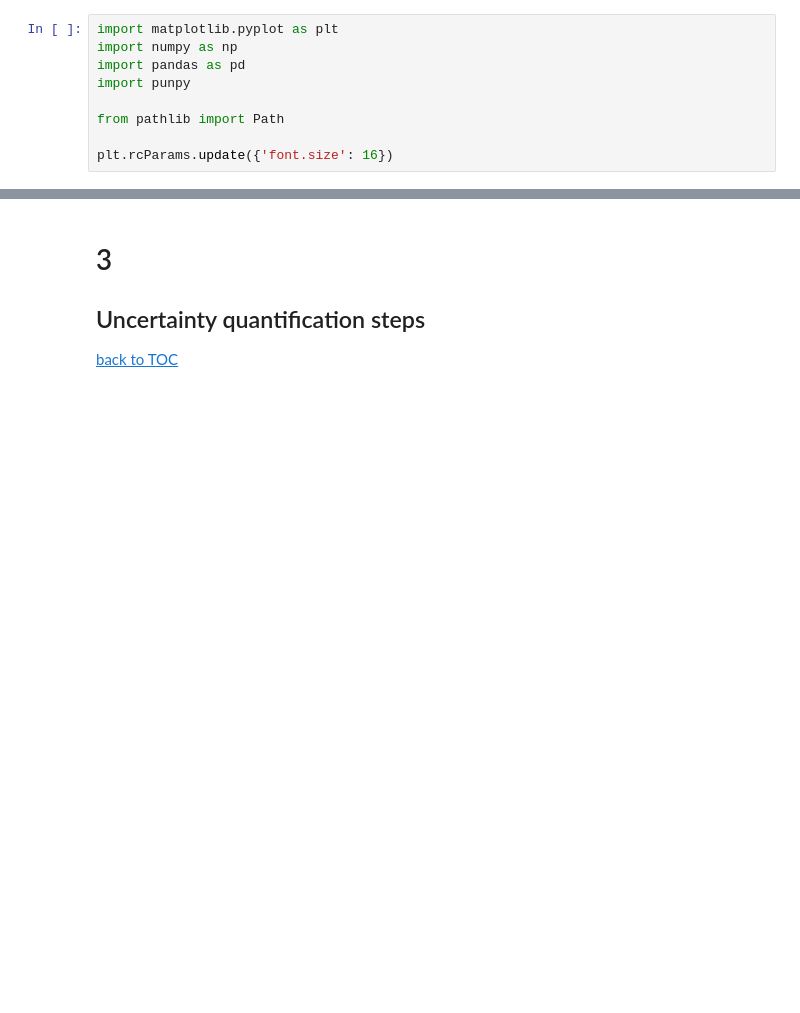
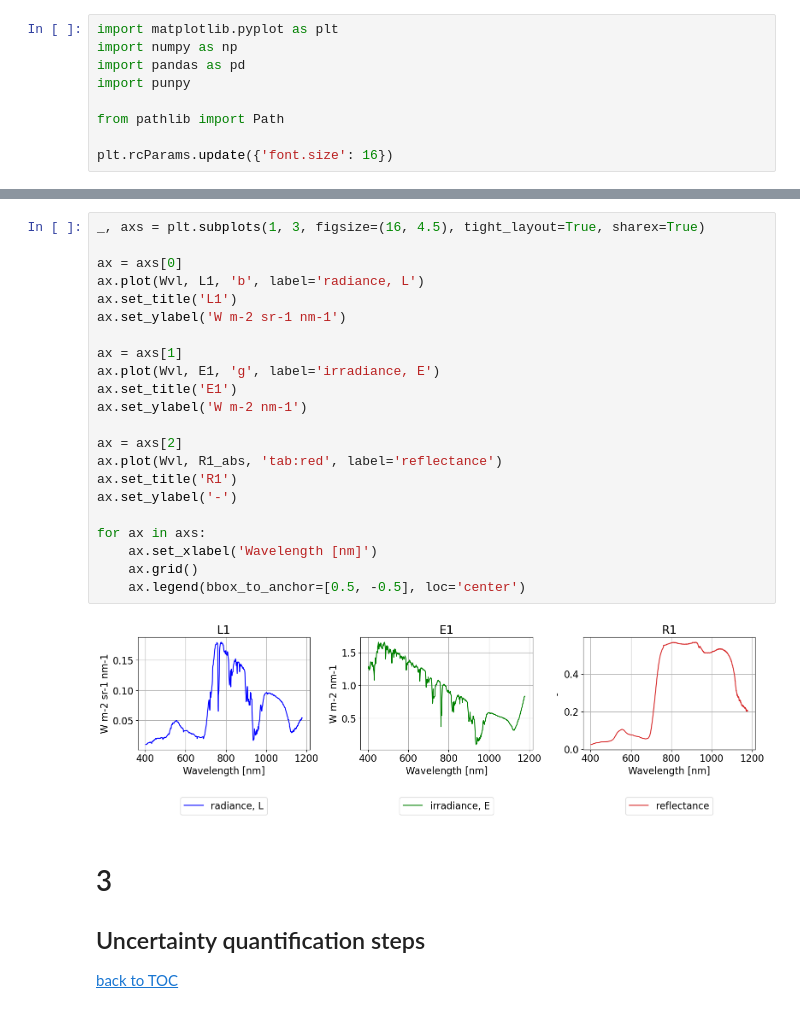
Before and after one commit to pangeos-cost/uq-training, a Jupyter notebook: notebooks/case_1-Ex1_UPropagation_Noise_Cal.ipynb, the cells around one changed output, grey strips where cells are left out. Drawn from its saved outputs; the diff is of its cells as text; blank space fills up the shorter version.

```diff
--- a/notebooks/case_1-Ex1_UPropagation_Noise_Cal.ipynb
+++ b/notebooks/case_1-Ex1_UPropagation_Noise_Cal.ipynb
@@ -293,3 +187,27 @@ plt.plot(Wvl, cal_coef_E0)
+# %%
+_, axs = plt.subplots(1, 3, figsize=(16, 4.5), tight_layout=True, sharex=True)
+
+ax = axs[0]
+ax.plot(Wvl, L1, 'b', label='radiance, L')
+ax.set_title('L1')
+ax.set_ylabel('W m-2 sr-1 nm-1')
+
+ax = axs[1]
+ax.plot(Wvl, E1, 'g', label='irradiance, E')
+ax.set_title('E1')
+ax.set_ylabel('W m-2 nm-1')
+
+ax = axs[2]
+ax.plot(Wvl, R1_abs, 'tab:red', label='reflectance')
+ax.set_title('R1')
+ax.set_ylabel('-')
+
+for ax in axs:
+    ax.set_xlabel('Wavelength [nm]')
+    ax.grid()
+    ax.legend(bbox_to_anchor=[0.5, -0.5], loc='center')
+# %% [output]
+[figure, added]
 # %% [markdown]
 # 3
 ## Uncertainty quantification steps
```
Also changed, not shown: parts of 69 cells of this notebook, 10 other files.
